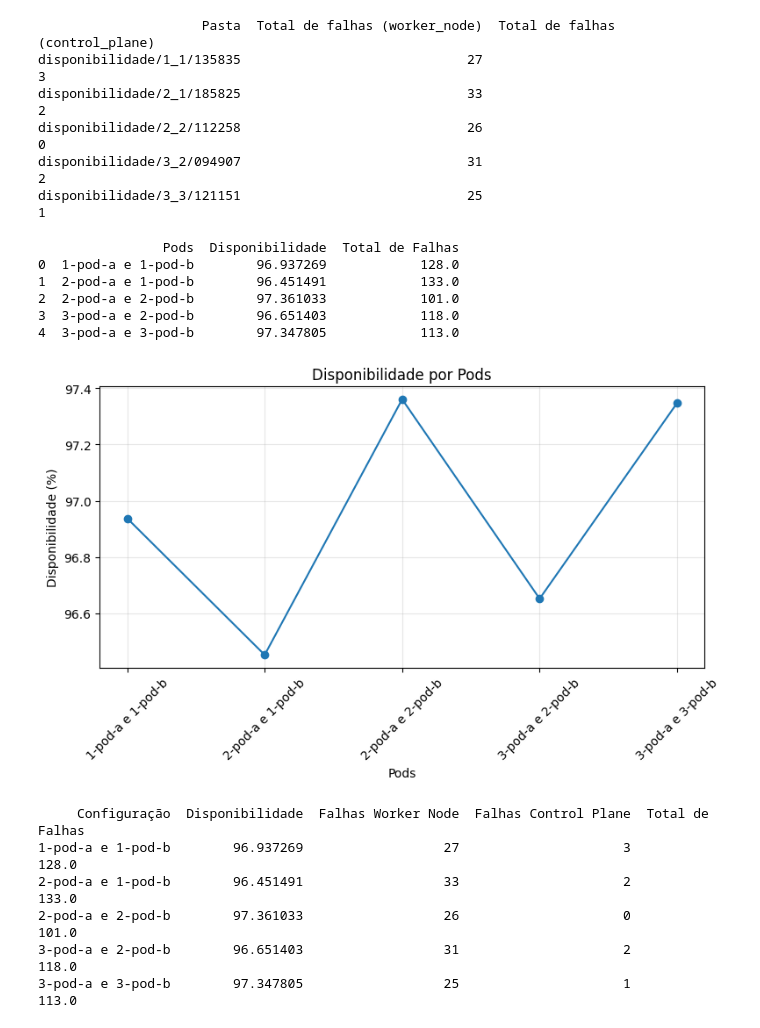
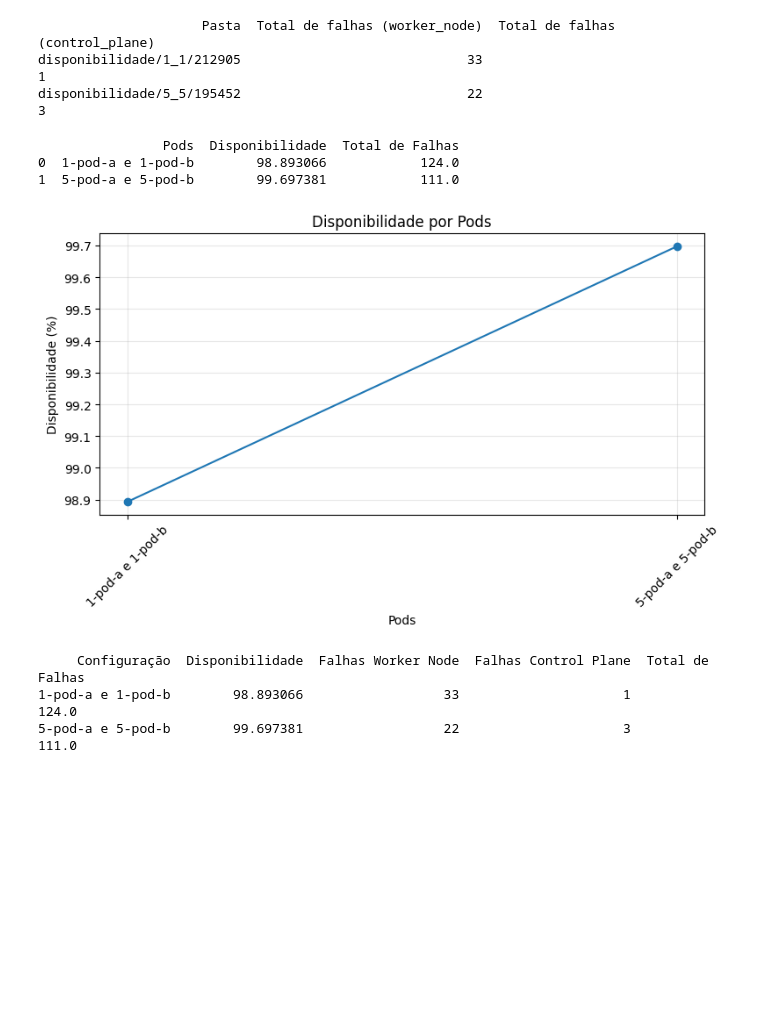
Before and after one commit to JonasCGN/Chaos-K8s, a Jupyter notebook: testes/main.ipynb, the cells around one changed output. Saved outputs shown, nothing was run; the diff lists cells and outputs as text; code cells hidden in the pictures; blank space fills up the shorter version.

```diff
--- a/testes/main.ipynb
+++ b/testes/main.ipynb
@@ -206,7 +226,7 @@ import os
 import pandas as pd
 
 # Buscar todos os arquivos experiment_components.csv no projeto
-arquivos = glob.glob('disponibilidade/**/experiment_components.csv', recursive=True)
+arquivos = glob.glob(f'{arquivo_pasta}/**/experiment_components.csv', recursive=True)
 
 resultados = []
 
@@ -227,11 +247,8 @@ df_resultados_falhas = pd.DataFrame(resultados)
 print(df_resultados_falhas.to_string(index=False))
 # %% [output]
                      Pasta  Total de falhas (worker_node)  Total de falhas (control_plane)
-disponibilidade/1_1/135835                             27                                3
-disponibilidade/2_1/185825                             33                                2
-disponibilidade/2_2/112258                             26                                0
-disponibilidade/3_2/094907                             31                                2
-disponibilidade/3_3/121151                             25                                1
+disponibilidade/1_1/212905                             33                                1
+disponibilidade/5_5/195452                             22                                3
 # %%
 def extrair_pods_nome(pasta):
     # Exemplo: disponibilidade/2_2/112258/ITERACAO1 -> "2-pod-a e 2-pod-b"
@@ -244,7 +261,7 @@ def extrair_pods_nome(pasta):
     return "N/A"
 
 # Buscar todos os arquivos experiment_components.csv no projeto
-arquivos = glob.glob('disponibilidade/**/statistics.csv', recursive=True)
+arquivos = glob.glob(f'{arquivo_pasta}/**/statistics.csv', recursive=True)
 
 resultados = []
 
@@ -253,46 +270,43 @@ for arquivo in arquivos:
     duration_hours = df.loc[df['metric'] == 'duration_hours', 'value'].values[0]
     total_downtime = df.loc[df['metric'] == 'total_downtime', 'value'].values[0]
     tempo_disponivel = duration_hours - total_downtime
     disponibilidade = (tempo_disponivel / duration_hours) * 100
 
     total_failures = df.loc[df['metric'] == 'total_failures', 'value'].values[0]
 
     pods = extrair_pods_nome(arquivo)
     resultados.append({
         "Pods": pods,
         "Disponibilidade": disponibilidade,
         "Total de Falhas": total_failures
     })
 
 df_resultados = pd.DataFrame(resultados)
 
 print(df_resultados)
 # print(df_resultados[['Pods', 'Disponibilidade']].to_string(index=False))
 
 plt.figure(figsize=(8, 5))
 plt.plot(df_resultados['Pods'], df_resultados['Disponibilidade'], marker='o')
 plt.xlabel('Pods')
 plt.ylabel('Disponibilidade (%)')
 plt.title('Disponibilidade por Pods')
 plt.xticks(rotation=45)
 plt.grid(True, alpha=0.3)
 plt.tight_layout()
 plt.show()
 # %% [output]
                 Pods  Disponibilidade  Total de Falhas
-0  1-pod-a e 1-pod-b        96.937269            128.0
-1  2-pod-a e 1-pod-b        96.451491            133.0
-2  2-pod-a e 2-pod-b        97.361033            101.0
-3  3-pod-a e 2-pod-b        96.651403            118.0
-4  3-pod-a e 3-pod-b        97.347805            113.0
+0  1-pod-a e 1-pod-b        98.893066            124.0
+1  5-pod-a e 5-pod-b        99.697381            111.0
-[figure, old version]
+[figure, new version]
 # %%
 import glob
 import os
 import pandas as pd
 
 # Buscar todos os arquivos experiment_components.csv no projeto
-arquivos = glob.glob('disponibilidade/**/statistics.csv', recursive=True)
+arquivos = glob.glob(f'{arquivo_pasta}/**/statistics.csv', recursive=True)
 
 resultados = []
 
@@ -334,8 +348,5 @@ df_resultados_final = pd.DataFrame(resultados)
 print(df_resultados_final.to_string(index=False))
 # %% [output]
      Configuração  Disponibilidade  Falhas Worker Node  Falhas Control Plane  Total de Falhas
-1-pod-a e 1-pod-b        96.937269                  27                     3            128.0
-2-pod-a e 1-pod-b        96.451491                  33                     2            133.0
-2-pod-a e 2-pod-b        97.361033                  26                     0            101.0
-3-pod-a e 2-pod-b        96.651403                  31                     2            118.0
-3-pod-a e 3-pod-b        97.347805                  25                     1            113.0
+1-pod-a e 1-pod-b        98.893066                  33                     1            124.0
+5-pod-a e 5-pod-b        99.697381                  22                     3            111.0
```
Also changed, not shown: parts of 7 cells of this notebook, 1 other file.
